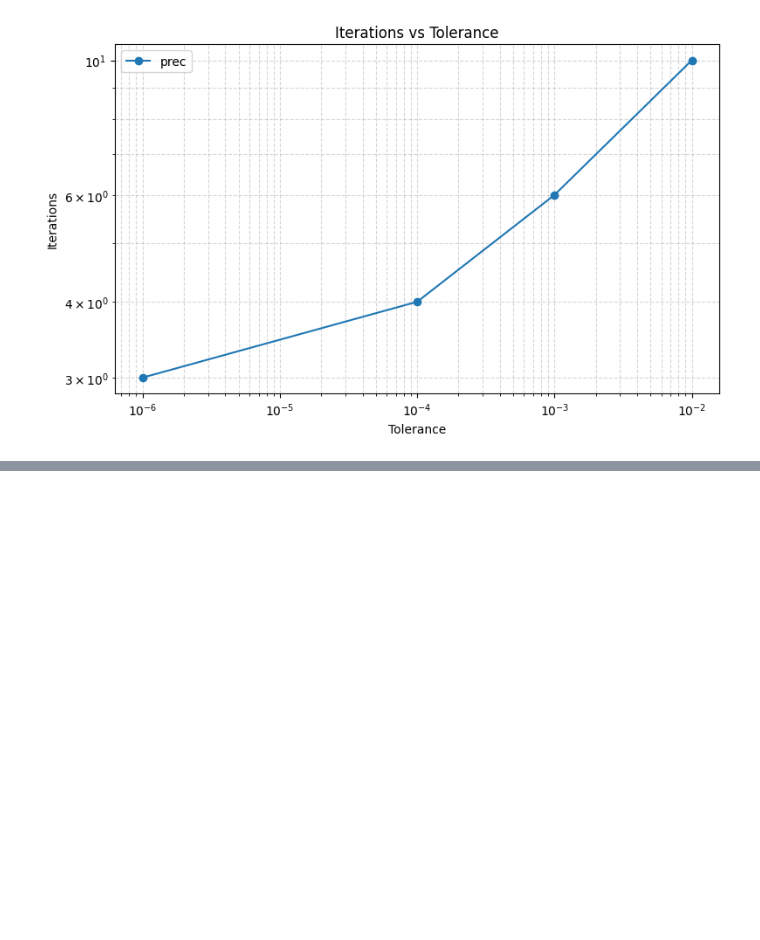
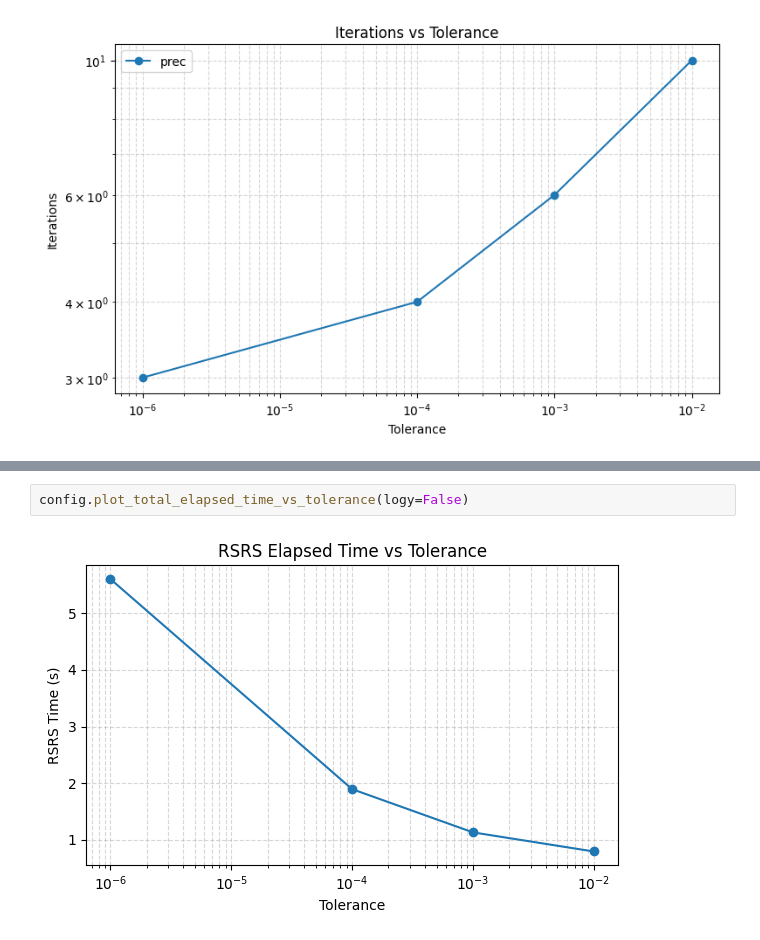
Before and after one commit to ignacia-fp/rsrs-exps, a Jupyter notebook: test_rsrs.ipynb, the cells around one changed output, grey strips where cells are left out. Saved outputs shown, nothing was run; the diff lists cells and outputs as text; blank space fills up the shorter version.

```diff
--- a/test_rsrs.ipynb
+++ b/test_rsrs.ipynb
@@ -83,0 +99,4 @@ config.plot_residual_convergence()
+# %%
+config.plot_total_elapsed_time_vs_tolerance(logy=False)
+# %% [output]
+[figure, added]
```
Also changed, not shown: parts of 4 cells of this notebook, 9 other files.
